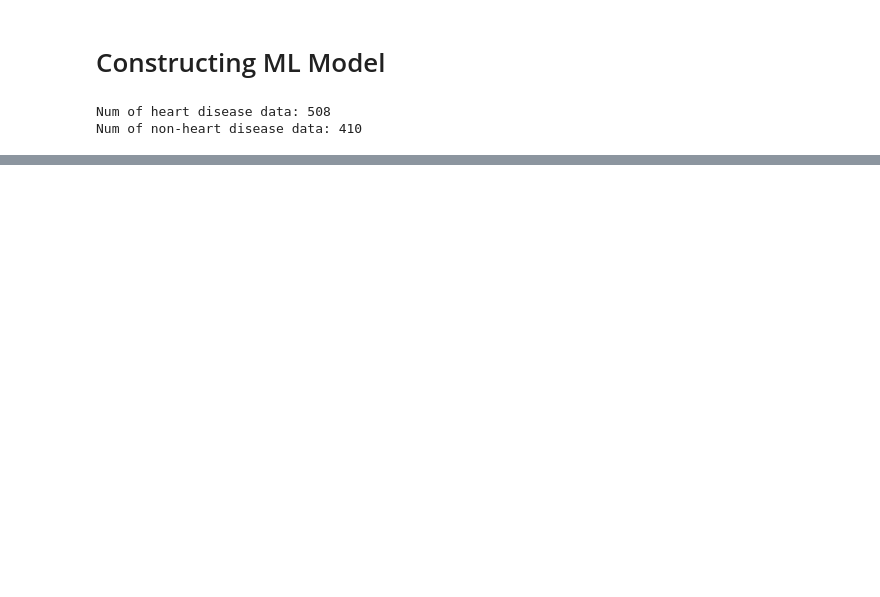
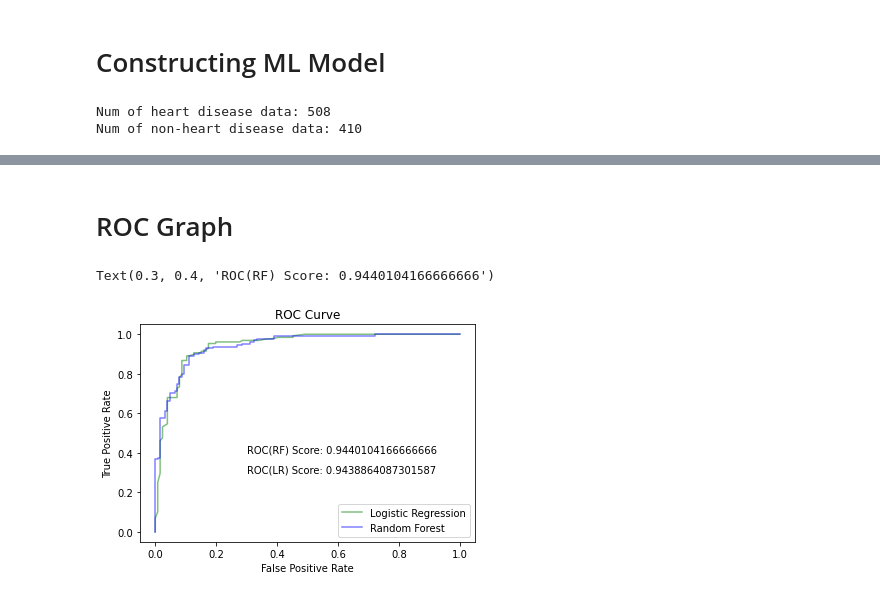
Before and after one commit to gseiler7/Group-2-Capstone, a Jupyter notebook: Python Code/Heart_Disease_ML.ipynb, the cells around one changed output, grey strips where cells are left out. Cells and saved outputs as stored; diff of their text form; code cells hidden in the pictures; blank space fills up the shorter version.

Commit message:
Add files via upload
added section for random forest

```diff
--- a/Python Code/Heart_Disease_ML.ipynb
+++ b/Python Code/Heart_Disease_ML.ipynb
@@ -196,5 +248,24 @@ Sensitivity: 0.9043478260869565
 # %%
+rf = RandomForestClassifier(random_state = 0)
+rf.fit(X_train,y_train)
+y_predicted = rf.predict(X_test)
+
+# Confusion Matrix
+
+c_m = confusion_matrix(y_test,y_predicted)
+print(f'Confusion Matrix:\n\n {c_m}\n')
+TP = c_m[0,0]
+FP = c_m[0,1]
+FN = c_m[1,0]
+TN = c_m[1,1]
+print(f'Accuracy: {(TP + TN) / (TP + TN + FP + FN)}')
+print(f'Precision: {TP / (TP + FP)}')
+print(f'Misclassification: {(FP + FN) / (TP + TN + FP + FN)}')
+print(f'Specificity: {TN / (TN + FP)}')
+print(f'Sensitivity: {TP / (TP + FN)}')
+
+# Matthews Corr
 from sklearn.metrics import matthews_corrcoef
 
-matthews_corrcoef(y_test,y_predicted)
+print(f'Matthews Corr: {matthews_corrcoef(y_test,y_predicted)}')
 # %% [output]
@@ -201,0 +283,27 @@ matthews_corrcoef(y_test,y_predicted)
+# %% [markdown]
+# ROC Graph
+# %%
+from sklearn import metrics
+
+# Log Reg
+rf_prob = rf.predict_proba(X_test)[:,1]
+fpr, tpr, threshold = metrics.roc_curve(y_test, rf_prob)
+
+# Random Forest
+log_prob = reg.predict_proba(X_test)[:,1]
+fpr2, tpr2, threshold2 = metrics.roc_curve(y_test, log_prob)
+
+
+
+plt.plot(fpr,tpr, color = 'green',alpha=0.5,label = 'Logistic Regression')
+plt.plot(fpr2,tpr2, color = 'blue',alpha=0.5,label='Random Forest')
+plt.legend(loc=0)
+plt.xlabel('False Positive Rate')
+plt.ylabel('True Positive Rate')
+plt.title('ROC Curve')
+
+plt.text(0.3,0.3,f'ROC(LR) Score: {metrics.roc_auc_score(y_test,log_prob)}')
+plt.text(0.3,0.4,f'ROC(RF) Score: {metrics.roc_auc_score(y_test,rf_prob)}')
+# %% [output]
+Text(0.3, 0.4, 'ROC(RF) Score: 0.9440104166666666')
+[figure, added]
```
Also changed, not shown: parts of 8 cells of this notebook.
